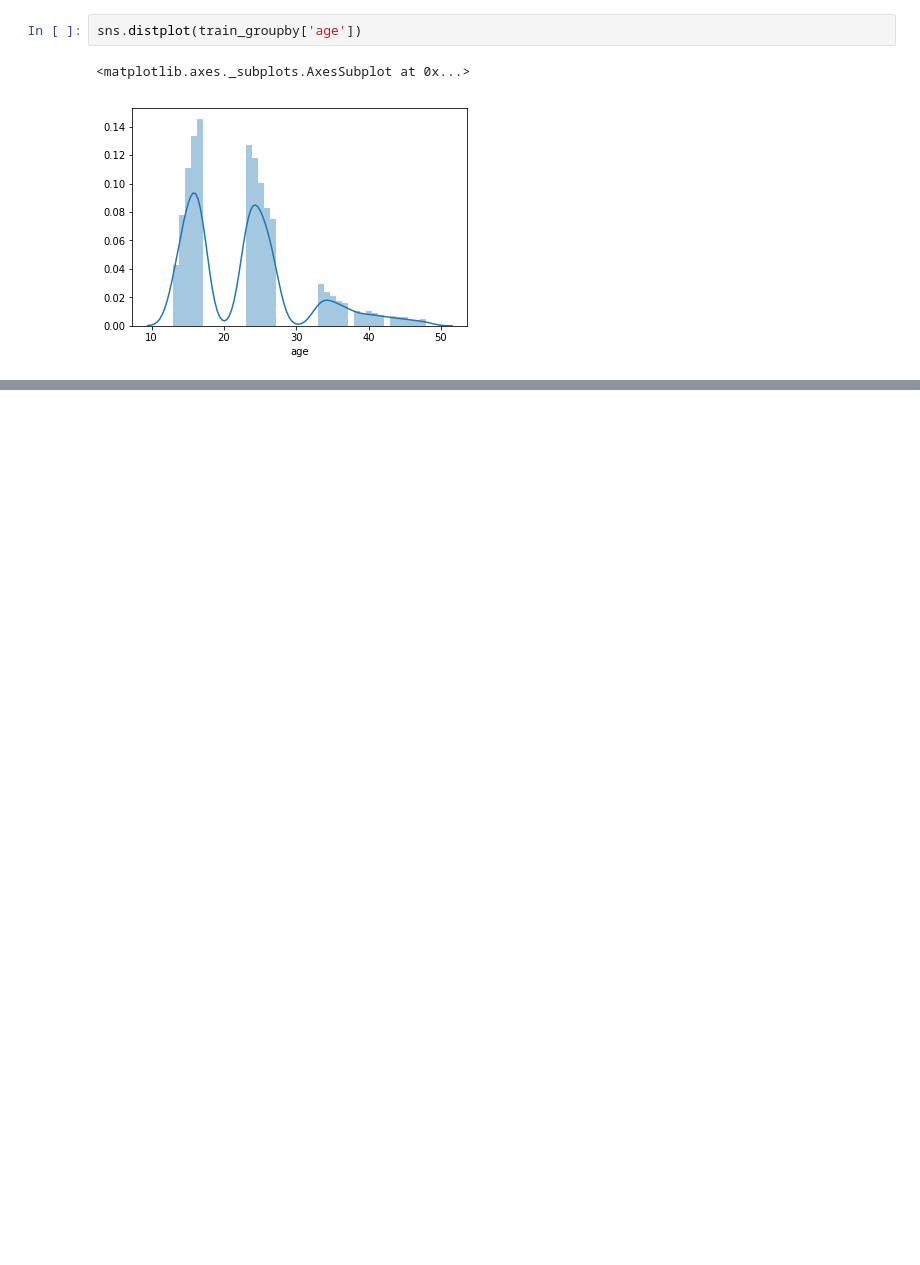
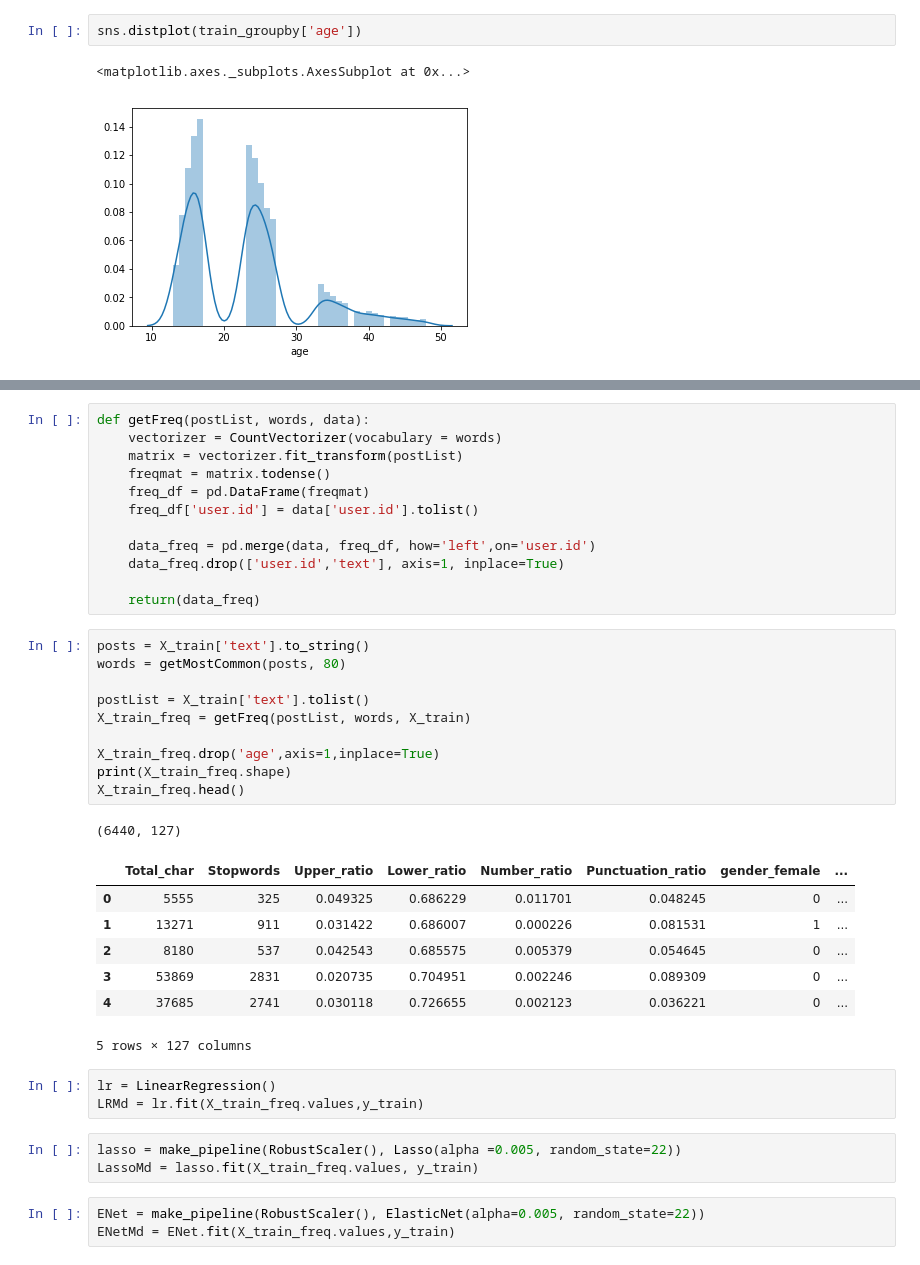
Before and after one commit to momorr317/Blogosphere_text_analytics, a Jupyter notebook: Jing/ntlk.ipynb, the cells around one changed output, grey strips where cells are left out. Saved outputs shown, nothing was run; the diff lists cells and outputs as text; blank space fills up the shorter version.

Commit message:
elastic net

```diff
--- a/Jing/ntlk.ipynb
+++ b/Jing/ntlk.ipynb
@@ -357,0 +191,40 @@ pred_df.to_csv('sub929.csv',index=False)
+# %%
+def getFreq(postList, words, data):
+    vectorizer = CountVectorizer(vocabulary = words)
+    matrix = vectorizer.fit_transform(postList)
+    freqmat = matrix.todense()
+    freq_df = pd.DataFrame(freqmat)
+    freq_df['user.id'] = data['user.id'].tolist()
+
+    data_freq = pd.merge(data, freq_df, how='left',on='user.id')
+    data_freq.drop(['user.id','text'], axis=1, inplace=True)
+
+    return(data_freq)
+# %%
+posts = X_train['text'].to_string()
+words = getMostCommon(posts, 80)
+
+postList = X_train['text'].tolist()
+X_train_freq = getFreq(postList, words, X_train)
+
+X_train_freq.drop('age',axis=1,inplace=True)
+print(X_train_freq.shape)
+X_train_freq.head()
+# %% [output]
+(6440, 127)
+|  | Total_char | Stopwords | Upper_ratio | Lower_ratio | Number_ratio | Punctuation_ratio | gender_female | ... |
+| 0 | 5555 | 325 | 0.049325 | 0.686229 | 0.011701 | 0.048245 | 0 | ... |
+| 1 | 13271 | 911 | 0.031422 | 0.686007 | 0.000226 | 0.081531 | 1 | ... |
+| 2 | 8180 | 537 | 0.042543 | 0.685575 | 0.005379 | 0.054645 | 0 | ... |
+| 3 | 53869 | 2831 | 0.020735 | 0.704951 | 0.002246 | 0.089309 | 0 | ... |
+| 4 | 37685 | 2741 | 0.030118 | 0.726655 | 0.002123 | 0.036221 | 0 | ... |
+5 rows × 127 columns
+# %%
+lr = LinearRegression()
+LRMd = lr.fit(X_train_freq.values,y_train)
+# %%
+lasso = make_pipeline(RobustScaler(), Lasso(alpha =0.005, random_state=22))
+LassoMd = lasso.fit(X_train_freq.values, y_train)
+# %%
+ENet = make_pipeline(RobustScaler(), ElasticNet(alpha=0.005, random_state=22))
+ENetMd = ENet.fit(X_train_freq.values,y_train)
```
Also changed, not shown: parts of 75 cells of this notebook, 1 other file.
